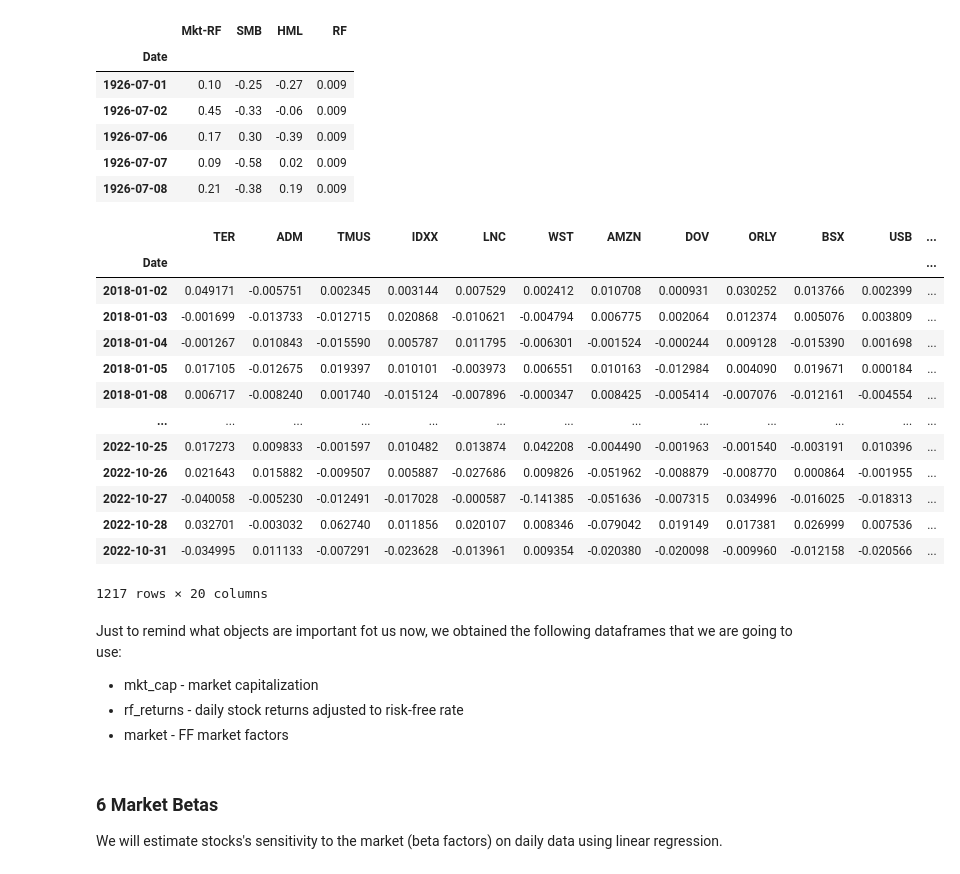
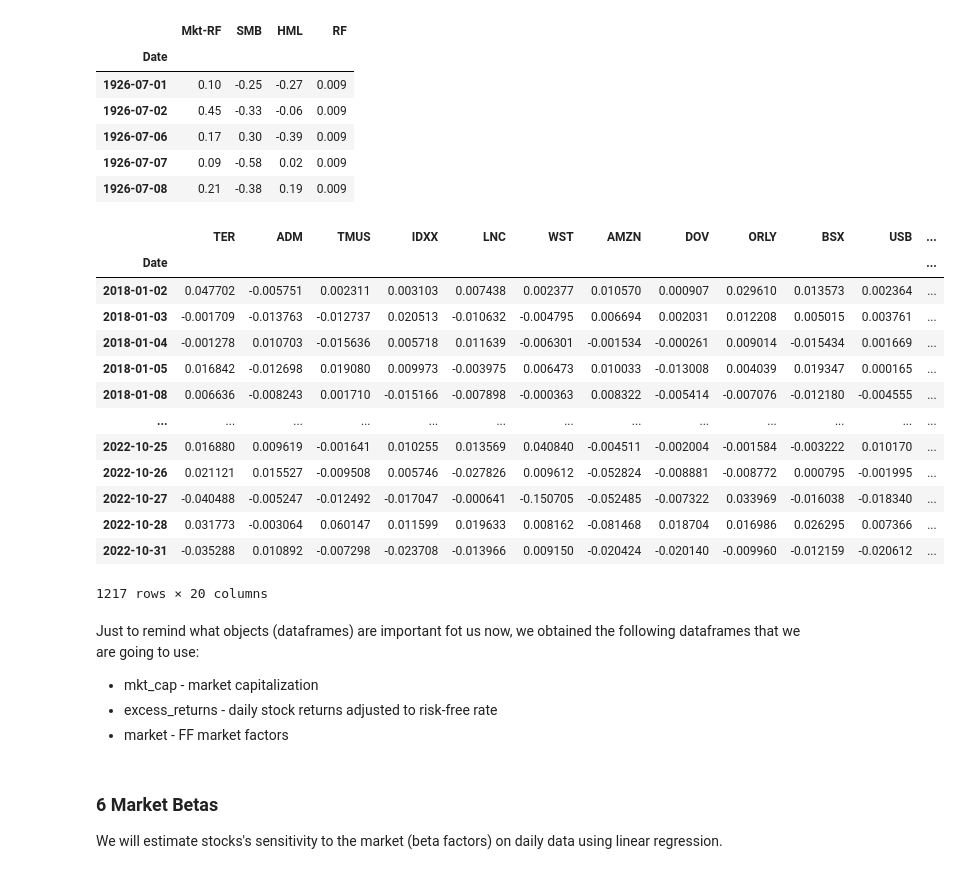
Before and after one commit to tigerbroko/Nova-SBE-Introduction-to-Programming, a Jupyter notebook: Intro-to-Programming-Project.ipynb, the cells around one changed output. Cells and saved outputs as stored; diff of their text form; code cells hidden in the pictures.

```diff
--- a/Intro-to-Programming-Project.ipynb
+++ b/Intro-to-Programming-Project.ipynb
@@ -125,7 +125,8 @@ df_close_prices['Date'] = pd.to_datetime(df_close_prices['Date']).dt.date
 df_close_prices.set_index('Date', inplace=True)
 # %%
 # Making returns from daily prices
-daily_returns = df_close_prices.pct_change(1) # 1 for ONE DAY lookback
+# daily_returns = df_close_prices.pct_change(1) # 1 for ONE DAY lookback
+daily_returns = np.log(df_close_prices/df_close_prices.shift())
 daily_returns.dropna(inplace=True)
 daily_returns.head()
 
@@ -173,33 +174,33 @@ market = data_market.query("Date >= datetime.date(2018,1,1) and Date <= datetime
 # %%
 # adjusting stock returns to risk-free rate
 risk_free_rate = market.loc[:, 'RF']
 risk_free_rate = pd.DataFrame(risk_free_rate)
 risk_free_rate_column = risk_free_rate.copy()
 
 for column in range(1, len(success_tickers)):
     risk_free_rate = pd.concat([risk_free_rate, risk_free_rate_column], axis=1)
 
-rf_returns = returns.subtract(risk_free_rate.values)
+excess_returns = returns.subtract(risk_free_rate.values)
 
-rf_returns
+excess_returns
 # %% [output]
 |  | TER | ADM | TMUS | IDXX | LNC | WST | AMZN | DOV | ORLY | BSX | USB | ... |
 | Date |  |  |  |  |  |  |  |  |  |  |  | ... |
-| 2018-01-02 | 0.049171 | -0.005751 | 0.002345 | 0.003144 | 0.007529 | 0.002412 | 0.010708 | 0.000931 | 0.030252 | 0.013766 | 0.002399 | ... |
-| 2018-01-03 | -0.001699 | -0.013733 | -0.012715 | 0.020868 | -0.010621 | -0.004794 | 0.006775 | 0.002064 | 0.012374 | 0.005076 | 0.003809 | ... |
-| 2018-01-04 | -0.001267 | 0.010843 | -0.015590 | 0.005787 | 0.011795 | -0.006301 | -0.001524 | -0.000244 | 0.009128 | -0.015390 | 0.001698 | ... |
-| 2018-01-05 | 0.017105 | -0.012675 | 0.019397 | 0.010101 | -0.003973 | 0.006551 | 0.010163 | -0.012984 | 0.004090 | 0.019671 | 0.000184 | ... |
-| 2018-01-08 | 0.006717 | -0.008240 | 0.001740 | -0.015124 | -0.007896 | -0.000347 | 0.008425 | -0.005414 | -0.007076 | -0.012161 | -0.004554 | ... |
+| 2018-01-02 | 0.047702 | -0.005751 | 0.002311 | 0.003103 | 0.007438 | 0.002377 | 0.010570 | 0.000907 | 0.029610 | 0.013573 | 0.002364 | ... |
+| 2018-01-03 | -0.001709 | -0.013763 | -0.012737 | 0.020513 | -0.010632 | -0.004795 | 0.006694 | 0.002031 | 0.012208 | 0.005015 | 0.003761 | ... |
+| 2018-01-04 | -0.001278 | 0.010703 | -0.015636 | 0.005718 | 0.011639 | -0.006301 | -0.001534 | -0.000261 | 0.009014 | -0.015434 | 0.001669 | ... |
+| 2018-01-05 | 0.016842 | -0.012698 | 0.019080 | 0.009973 | -0.003975 | 0.006473 | 0.010033 | -0.013008 | 0.004039 | 0.019347 | 0.000165 | ... |
+| 2018-01-08 | 0.006636 | -0.008243 | 0.001710 | -0.015166 | -0.007898 | -0.000363 | 0.008322 | -0.005414 | -0.007076 | -0.012180 | -0.004555 | ... |
 | ... | ... | ... | ... | ... | ... | ... | ... | ... | ... | ... | ... | ... |
-| 2022-10-25 | 0.017273 | 0.009833 | -0.001597 | 0.010482 | 0.013874 | 0.042208 | -0.004490 | -0.001963 | -0.001540 | -0.003191 | 0.010396 | ... |
-| 2022-10-26 | 0.021643 | 0.015882 | -0.009507 | 0.005887 | -0.027686 | 0.009826 | -0.051962 | -0.008879 | -0.008770 | 0.000864 | -0.001955 | ... |
-| 2022-10-27 | -0.040058 | -0.005230 | -0.012491 | -0.017028 | -0.000587 | -0.141385 | -0.051636 | -0.007315 | 0.034996 | -0.016025 | -0.018313 | ... |
-| 2022-10-28 | 0.032701 | -0.003032 | 0.062740 | 0.011856 | 0.020107 | 0.008346 | -0.079042 | 0.019149 | 0.017381 | 0.026999 | 0.007536 | ... |
-| 2022-10-31 | -0.034995 | 0.011133 | -0.007291 | -0.023628 | -0.013961 | 0.009354 | -0.020380 | -0.020098 | -0.009960 | -0.012158 | -0.020566 | ... |
+| 2022-10-25 | 0.016880 | 0.009619 | -0.001641 | 0.010255 | 0.013569 | 0.040840 | -0.004511 | -0.002004 | -0.001584 | -0.003222 | 0.010170 | ... |
+| 2022-10-26 | 0.021121 | 0.015527 | -0.009508 | 0.005746 | -0.027826 | 0.009612 | -0.052824 | -0.008881 | -0.008772 | 0.000795 | -0.001995 | ... |
+| 2022-10-27 | -0.040488 | -0.005247 | -0.012492 | -0.017047 | -0.000641 | -0.150705 | -0.052485 | -0.007322 | 0.033969 | -0.016038 | -0.018340 | ... |
+| 2022-10-28 | 0.031773 | -0.003064 | 0.060147 | 0.011599 | 0.019633 | 0.008162 | -0.081468 | 0.018704 | 0.016986 | 0.026295 | 0.007366 | ... |
+| 2022-10-31 | -0.035288 | 0.010892 | -0.007298 | -0.023708 | -0.013966 | 0.009150 | -0.020424 | -0.020140 | -0.009960 | -0.012159 | -0.020612 | ... |
 1217 rows × 20 columns
 # %% [markdown]
-Just to remind what objects are important fot us now, we obtained the following dataframes that we are going to use:
+Just to remind what objects (dataframes) are important fot us now, we obtained the following dataframes that we are going to use:
 
 * mkt_cap - market capitalization
-* rf_returns - daily stock returns adjusted to risk-free rate
+* excess_returns - daily stock returns adjusted to risk-free rate
 * market - FF market factors
```
Also changed, not shown: parts of 10 cells of this notebook, 2 other files.
